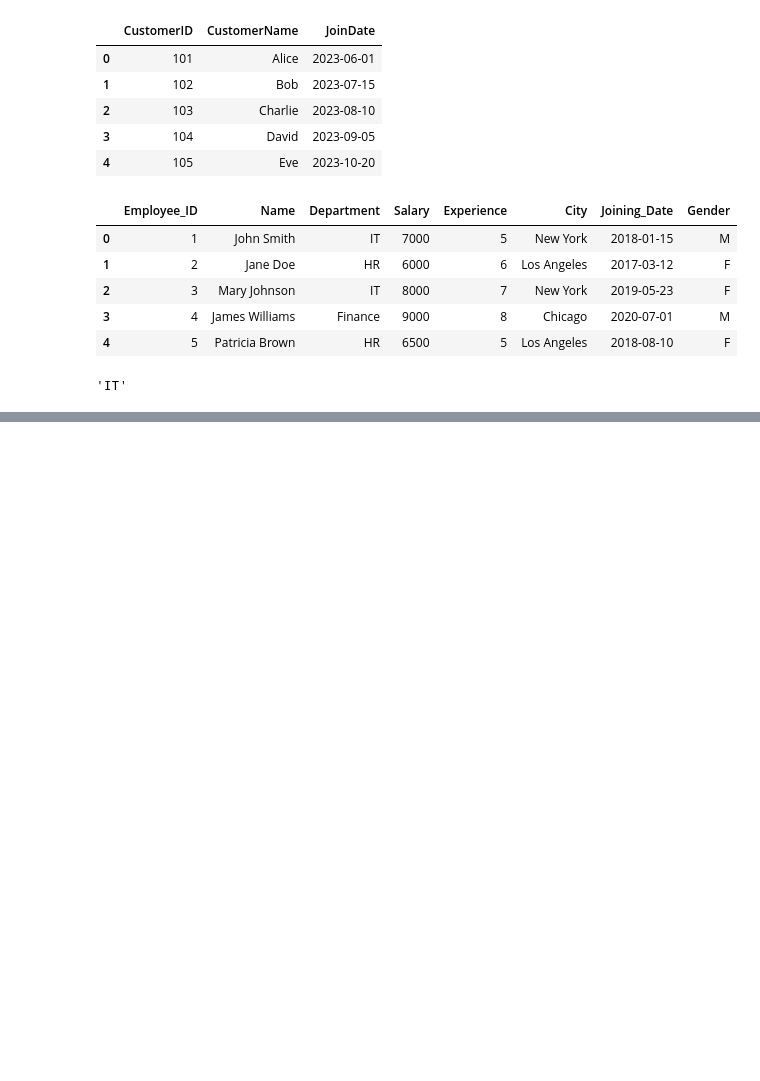
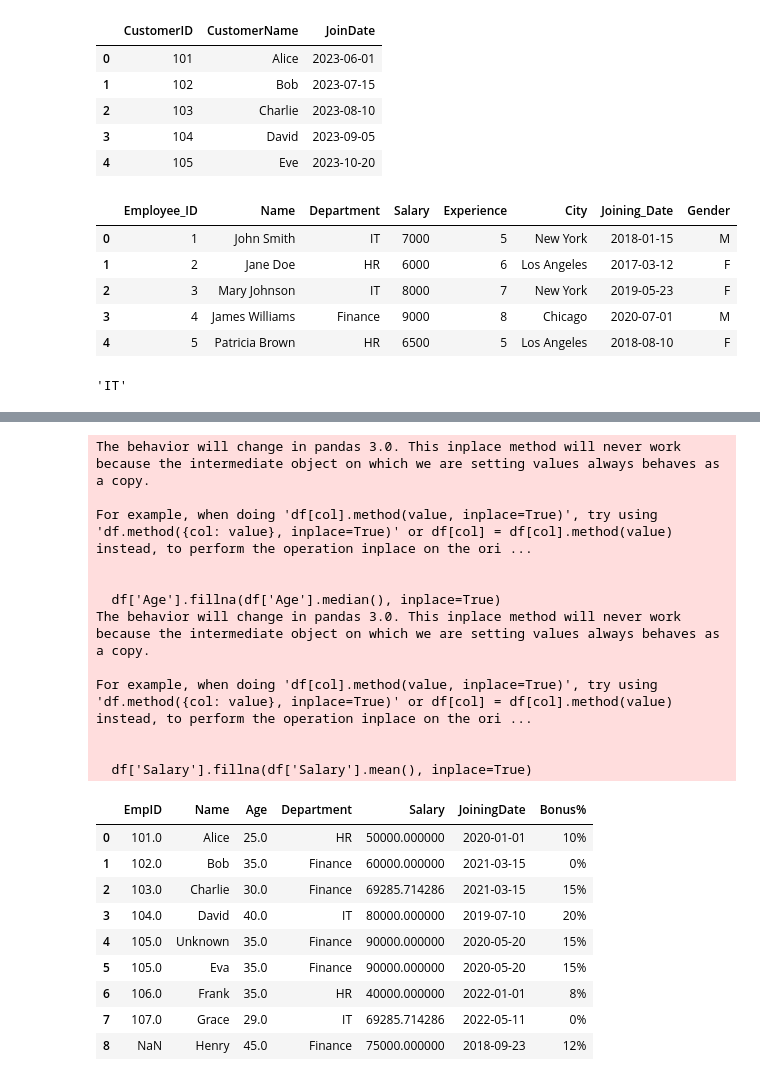
Before and after one commit to Ranjitghadge/Python_Master, a Jupyter notebook: Pandas_&_Numpy_Notes.ipynb, the cells around one changed output, grey strips where cells are left out. Cells and saved outputs as stored; diff of their text form; code cells hidden in the pictures; blank space fills up the shorter version.

```diff
--- a/Pandas_&_Numpy_Notes.ipynb
+++ b/Pandas_&_Numpy_Notes.ipynb
@@ -1260,0 +1657,39 @@ df["Department"].mode()[0]
+# %%
+# Fill numeric columns with statistics
+df['Age'].fillna(df['Age'].median(), inplace=True)
+df['Salary'].fillna(df['Salary'].mean(), inplace=True)
+
+# Fill categorical columns with mode or label
+df['Department'].fillna(df['Department'].mode()[0], inplace=True)
+df['Name'].fillna("Unknown", inplace=True)
+
+# Fill Bonus% with '0%'
+df['Bonus%'].fillna("0%", inplace=True)
+
+# Fill JoiningDate missing with forward fill
+df['JoiningDate'].fillna(method='ffill', inplace=True)
+
+df
+# %% [output]
+The behavior will change in pandas 3.0. This inplace method will never work because the intermediate object on which we are setting values always behaves as a copy.
+
+For example, when doing 'df[col].method(value, inplace=True)', try using 'df.method({col: value}, inplace=True)' or df[col] = df[col].method(value) instead, to perform the operation inplace on the ori ...
+
+
+  df['Age'].fillna(df['Age'].median(), inplace=True)
+The behavior will change in pandas 3.0. This inplace method will never work because the intermediate object on which we are setting values always behaves as a copy.
+
+For example, when doing 'df[col].method(value, inplace=True)', try using 'df.method({col: value}, inplace=True)' or df[col] = df[col].method(value) instead, to perform the operation inplace on the ori ...
+
+
+  df['Salary'].fillna(df['Salary'].mean(), inplace=True)
+|  | EmpID | Name | Age | Department | Salary | JoiningDate | Bonus% |
+| 0 | 101.0 | Alice | 25.0 | HR | 50000.000000 | 2020-01-01 | 10% |
+| 1 | 102.0 | Bob | 35.0 | Finance | 60000.000000 | 2021-03-15 | 0% |
+| 2 | 103.0 | Charlie | 30.0 | Finance | 69285.714286 | 2021-03-15 | 15% |
+| 3 | 104.0 | David | 40.0 | IT | 80000.000000 | 2019-07-10 | 20% |
+| 4 | 105.0 | Unknown | 35.0 | Finance | 90000.000000 | 2020-05-20 | 15% |
+| 5 | 105.0 | Eva | 35.0 | Finance | 90000.000000 | 2020-05-20 | 15% |
+| 6 | 106.0 | Frank | 35.0 | HR | 40000.000000 | 2022-01-01 | 8% |
+| 7 | 107.0 | Grace | 29.0 | IT | 69285.714286 | 2022-05-11 | 0% |
+| 8 | NaN | Henry | 45.0 | Finance | 75000.000000 | 2018-09-23 | 12% |
```
Also changed, not shown: parts of 21 cells of this notebook.
